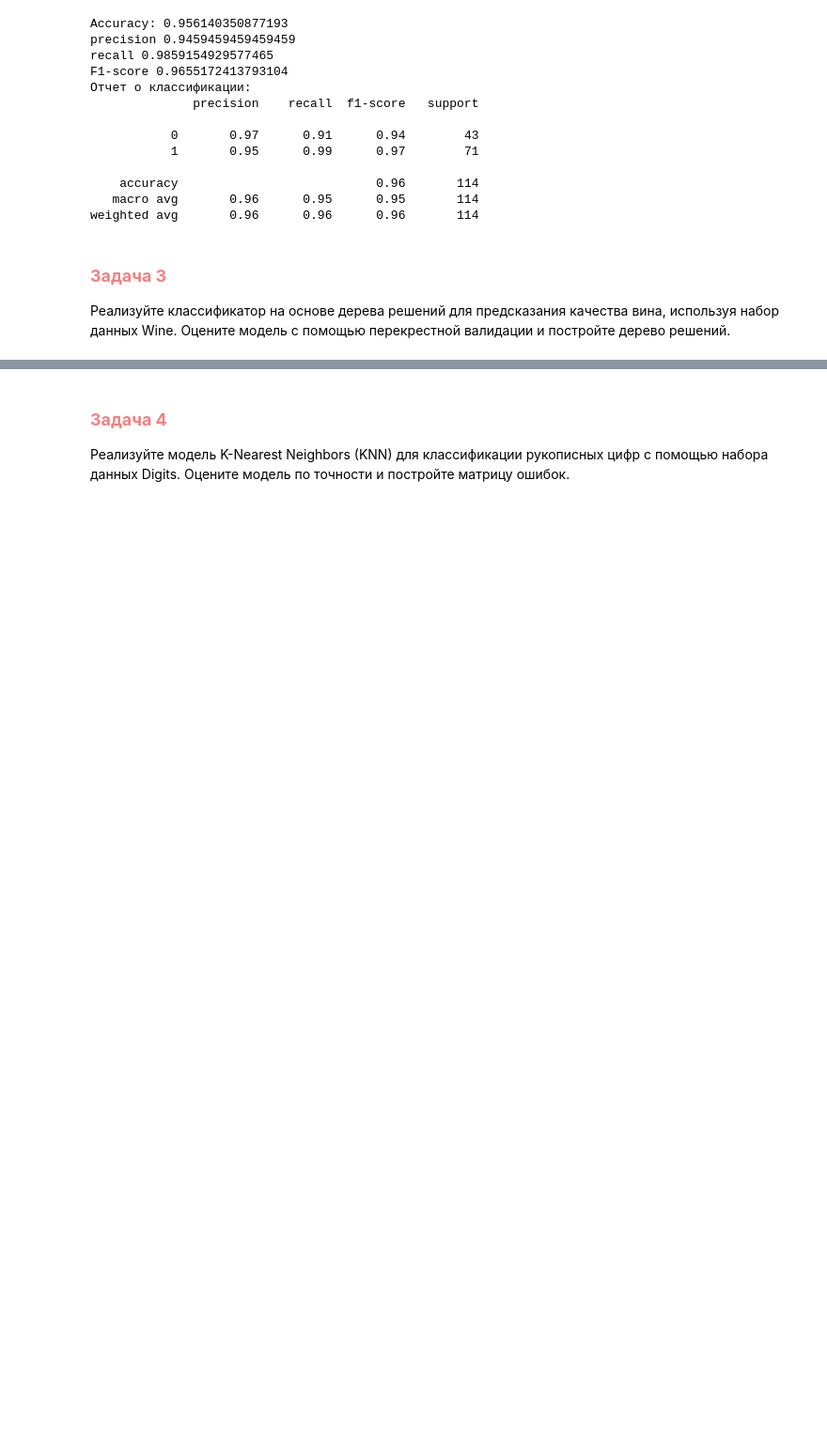
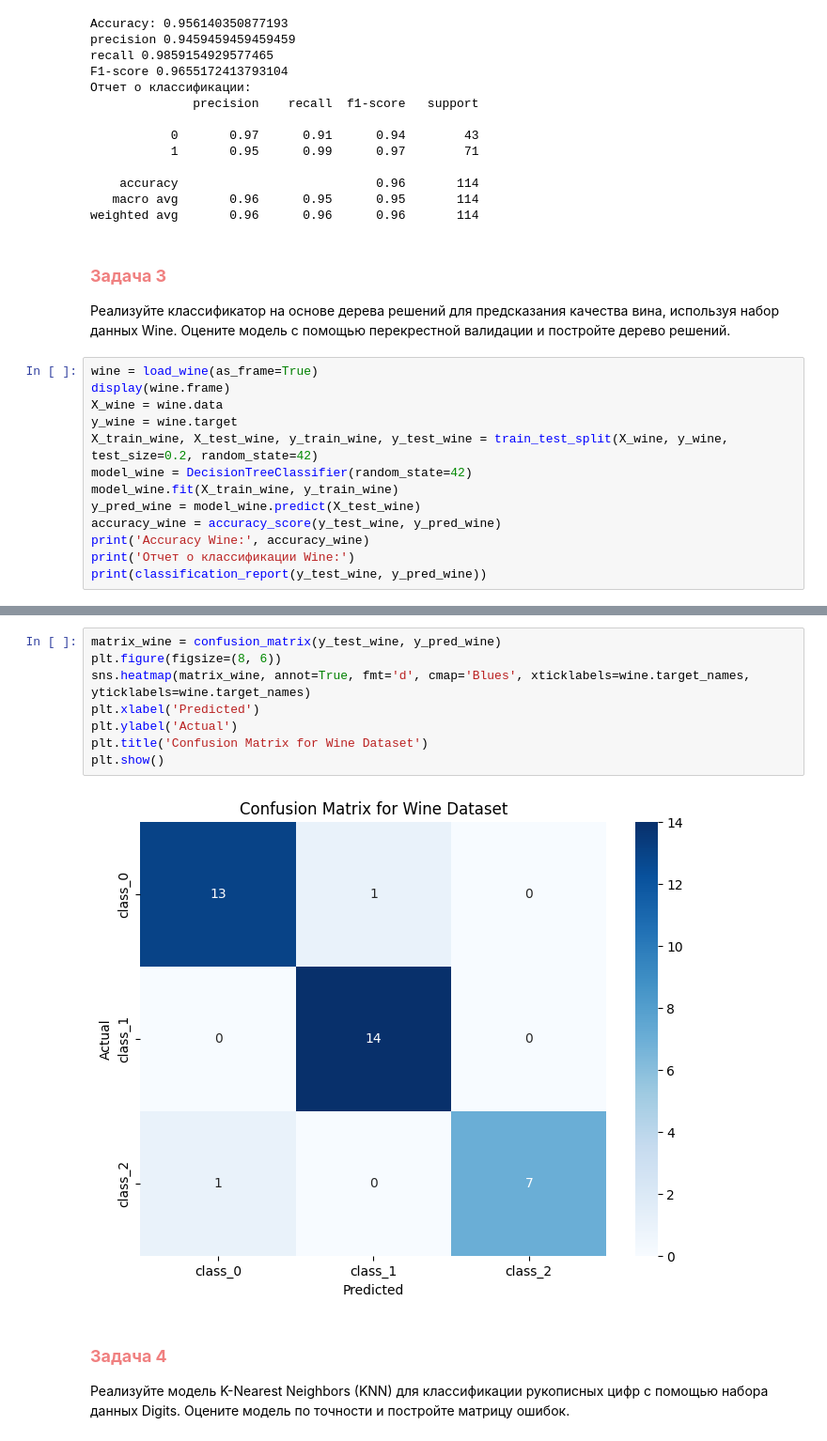
Before and after one commit to gggvitalii90/python_analytics_ich_120925, a Jupyter notebook: notebooks/Практикум_метрики_недо_переобучение.ipynb, the cells around one changed output, grey strips where cells are left out. Shown at 94% size. Saved outputs shown, nothing was run; the diff lists cells and outputs as text; blank space fills up the shorter version.

```diff
--- a/notebooks/Практикум_метрики_недо_переобучение.ipynb
+++ b/notebooks/Практикум_метрики_недо_переобучение.ipynb
@@ -177,3 +177,16 @@ weighted avg       0.96      0.96      0.96       114
 # %% [markdown]
 ### <b><font color='lightcoral'>Задача 3</font></b>
 Реализуйте классификатор на основе дерева решений для предсказания качества вина, используя набор данных Wine. Оцените модель с помощью перекрестной валидации и постройте дерево решений.
+# %%
+wine = load_wine(as_frame=True)
+display(wine.frame)
+X_wine = wine.data
+y_wine = wine.target
+X_train_wine, X_test_wine, y_train_wine, y_test_wine = train_test_split(X_wine, y_wine, test_size=0.2, random_state=42)
+model_wine = DecisionTreeClassifier(random_state=42)
+model_wine.fit(X_train_wine, y_train_wine)
+y_pred_wine = model_wine.predict(X_test_wine)
+accuracy_wine = accuracy_score(y_test_wine, y_pred_wine)
+print('Accuracy Wine:', accuracy_wine)
+print('Отчет о классификации Wine:')
+print(classification_report(y_test_wine, y_pred_wine))
@@ -180,3 +218,13 @@ weighted avg       0.96      0.96      0.96       114
+# %%
+matrix_wine = confusion_matrix(y_test_wine, y_pred_wine)
+plt.figure(figsize=(8, 6))
+sns.heatmap(matrix_wine, annot=True, fmt='d', cmap='Blues', xticklabels=wine.target_names, yticklabels=wine.target_names)
+plt.xlabel('Predicted')
+plt.ylabel('Actual')
+plt.title('Confusion Matrix for Wine Dataset')
+plt.show()
+# %% [output]
+[figure, added]
 # %% [markdown]
 ### <b><font color='lightcoral'>Задача 4</font></b>
 Реализуйте модель K-Nearest Neighbors (KNN) для классификации рукописных цифр с помощью набора данных Digits. Оцените модель по точности и постройте матрицу ошибок.
```
Also changed, not shown: parts of 1 cell of this notebook.
